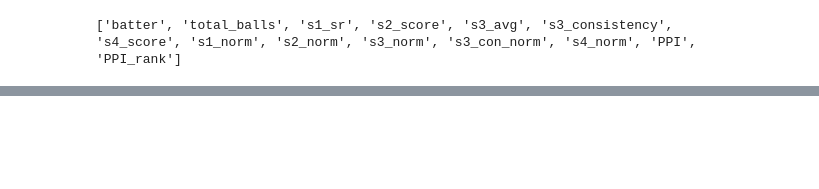
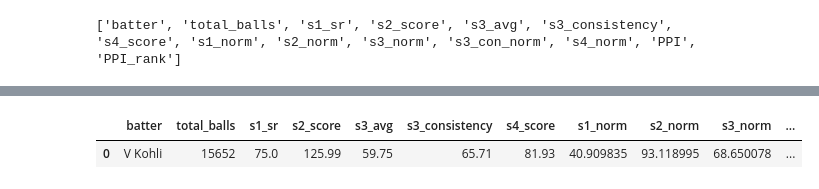
Before and after one commit to Durgeshkadiyapu/CricMetric-AI, a Jupyter notebook: notebooks/02_feature_engineering.ipynb, the cells around one changed output, grey strips where cells are left out. Saved outputs shown, nothing was run; the diff lists cells and outputs as text; code cells hidden in the pictures; blank space fills up the shorter version.

Commit message:
compute CFS - 3 components, 475 qualified batters

```diff
--- a/notebooks/02_feature_engineering.ipynb
+++ b/notebooks/02_feature_engineering.ipynb
@@ -180,9 +125,6 @@ master_df['cumulative_runs'] = master_df.groupby(
     ['match_id', 'innings']
 )['total_runs_ball'].cumsum()
 
-master_df['cumulative_wickets'] = master_df.groupby(
-    ['match_id', 'innings']
-)['is_wicket'].cumsum()
 
 # verify
 print(master_df[['match_id', 'innings', 'over_num', 'ball_num',
@@ -663,0 +934,10 @@ Top 10 by World Cup average:
+# %%
+min_s3_innings = int(s3_innings_count.quantile(0.75)) + 1
+s3_stats = s3_stats[s3_stats['s3_innings'] >= min_s3_innings]
+
+print(f"\nBatters with {min_s3_innings}+ WC innings: {len(s3_stats)}")
+print("\nTop 10 by World Cup average:")
+print(s3_stats.sort_values('s3_avg', ascending=False)[
+    ['batter', 's3_innings', 's3_runs', 's3_avg',
+     's3_consistency', 's3_50plus']
+].head(10))
@@ -756,16 +1134,13 @@ s4_stats['s4_sr'] = (
 s4_stats['s4_score'] = (
     s4_stats['s4_avg'] * s4_stats['s4_sr'] / 100
 ).round(2)
-
-# minimum 5 recovery innings
-s4_stats = s4_stats[s4_stats['s4_innings'] >= 5]
-
-print(f"\nBatters with 5+ recovery innings: {len(s4_stats)}")
-print("\nTop 10 by chase recovery score:")
-print(s4_stats.sort_values('s4_score', ascending=False)[
-    ['batter', 's4_innings', 's4_total_runs',
-     's4_avg', 's4_sr', 's4_score']
-].head(10))
+# statistical analysis for S4
+print("S4 innings per batter distribution:")
+s4_innings_count = s4_innings.groupby('batter')['match_id'].count()
+print(s4_innings_count.describe())
+print(f"Mean:            {s4_innings_count.mean():.2f}")
+print(f"Median:          {s4_innings_count.median():.2f}")
+print(f"75th percentile: {s4_innings_count.quantile(0.75):.2f}")
 # %% [output]
 Total won chases: 1180
 S4 pressure balls: 29473
@@ -814,14 +1413,18 @@ Removes batters with tiny sample sizes.
 # %%
 from sklearn.preprocessing import MinMaxScaler
+# statistically derived career balls threshold
 
-# get all batters with 500+ career balls
 total_balls = master_df[
     master_df['wides'] == 0
 ].groupby('batter')['runs_off_bat'].count().reset_index()
 total_balls.columns = ['batter', 'total_balls']
-qualified = total_balls[total_balls['total_balls'] >= 500]
 
-print(f"Batters with 500+ career balls: {len(qualified)}")
+# statistically derived career balls threshold
+min_career_balls = int(total_balls['total_balls'].quantile(0.75))
+print(f"Minimum career balls (75th percentile): {min_career_balls}")
+
+qualified = total_balls[total_balls['total_balls'] >= min_career_balls]
+print(f"Qualified batters: {len(qualified)}")
 
 # start PPI dataframe with qualified batters
 ppi_df = qualified.copy()
@@ -965,3 +1568,8 @@ print(ppi_df[['PPI_rank', 'batter', 'PPI',
+# %%
+ppi_df.head(1)
+# %% [output]
+|  | batter | total_balls | s1_sr | s2_score | s3_avg | s3_consistency | s4_score | s1_norm | s2_norm | s3_norm | ... |
+| 0 | V Kohli | 15652 | 75.0 | 125.99 | 59.75 | 65.71 | 81.93 | 40.909835 | 93.118995 | 68.650078 | ... |
 # %%
 ppi_df.to_csv(
     r"D:\CricMetric-AI\data\processed\ppi_scores.csv",
```
Also changed, not shown: parts of 52 cells of this notebook.
